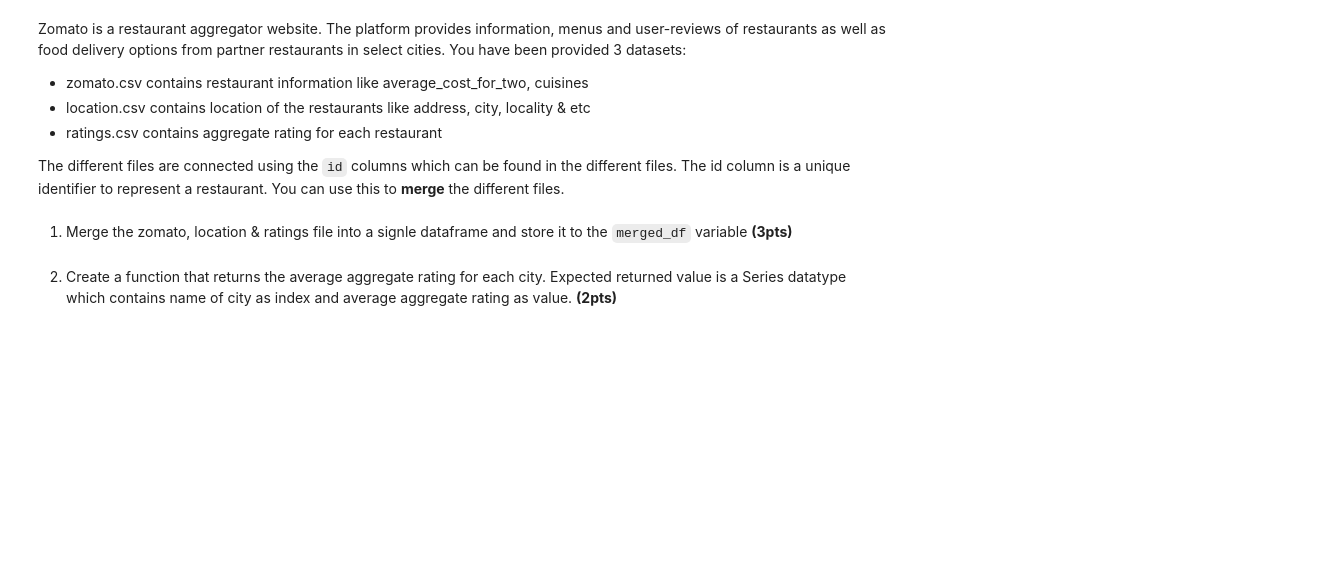
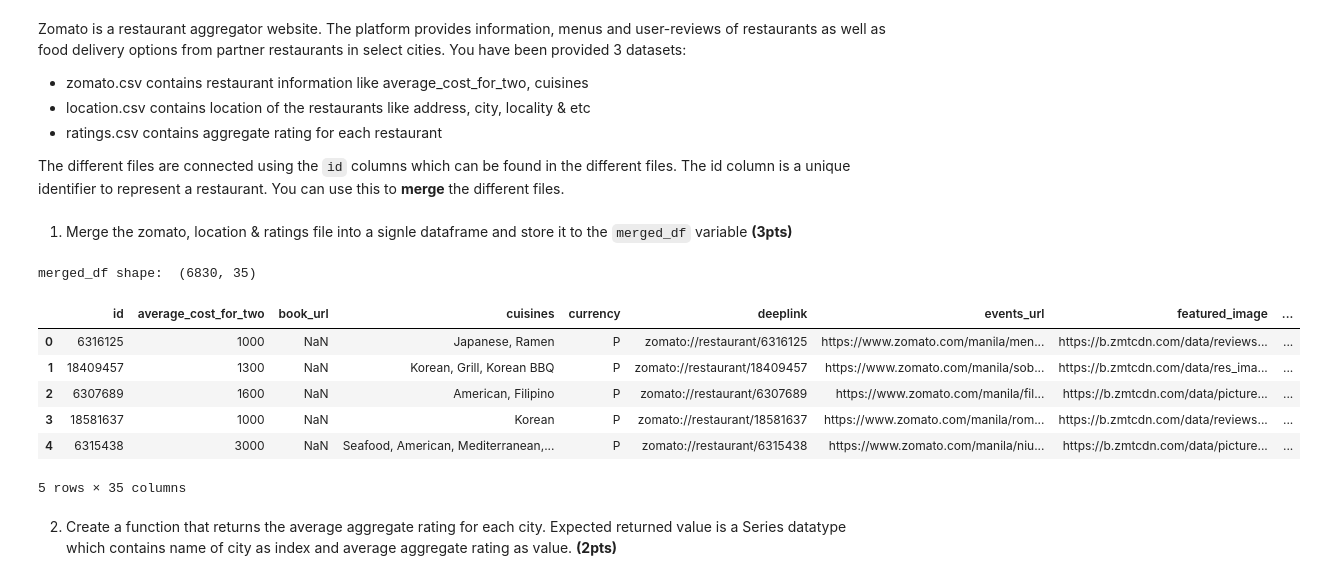
Before and after one commit to DennisAlwyn/DATA100_Graded_Notebook_3-Zomato_Exercise, a Jupyter notebook: graded3_pandas_student.ipynb, the cells around one changed output. Drawn from its saved outputs; the diff is of its cells as text; code cells hidden in the pictures; blank space fills up the shorter version.

```diff
--- a/graded3_pandas_student.ipynb
+++ b/graded3_pandas_student.ipynb
@@ -19,7 +20,27 @@ import numpy as np
 # %% [markdown]
 1. Merge the zomato, location & ratings file into a signle dataframe and store it to the `merged_df` variable **(3pts)**
 # %%
-merged_df = None
+# Read and store csv files using pandas.read_csv()
+zomato_df = pd.read_csv("zomato.csv")
+location_df = pd.read_csv("location.csv")
+ratings_df = pd.read_csv("ratings.csv")
+
+# Merge dataframes into one whole using the pandas.merge() function with join() on the "id" column
+merged_df = pd.merge(zomato_df, location_df, on="id")
+merged_df = pd.merge(merged_df, ratings_df, on="id")
+
+# Check if df merged successfully
+print("merged_df shape: ", merged_df.shape)
+merged_df.head(5)
+# %% [output]
+merged_df shape:  (6830, 35)
+|  | id | average_cost_for_two | book_url | cuisines | currency | deeplink | events_url | featured_image | ... |
+| 0 | 6316125 | 1000 | NaN | Japanese, Ramen | P | zomato://restaurant/6316125 | https://www.zomato.com/manila/men... | https://b.zmtcdn.com/data/reviews... | ... |
+| 1 | 18409457 | 1300 | NaN | Korean, Grill, Korean BBQ | P | zomato://restaurant/18409457 | https://www.zomato.com/manila/sob... | https://b.zmtcdn.com/data/res_ima... | ... |
+| 2 | 6307689 | 1600 | NaN | American, Filipino | P | zomato://restaurant/6307689 | https://www.zomato.com/manila/fil... | https://b.zmtcdn.com/data/picture... | ... |
+| 3 | 18581637 | 1000 | NaN | Korean | P | zomato://restaurant/18581637 | https://www.zomato.com/manila/rom... | https://b.zmtcdn.com/data/reviews... | ... |
+| 4 | 6315438 | 3000 | NaN | Seafood, American, Mediterranean,... | P | zomato://restaurant/6315438 | https://www.zomato.com/manila/niu... | https://b.zmtcdn.com/data/picture... | ... |
+5 rows × 35 columns
 # %%
 assert (6830, 35)==merged_df.shape
 
```
Also changed, not shown: parts of 10 cells of this notebook, 1 other file.
